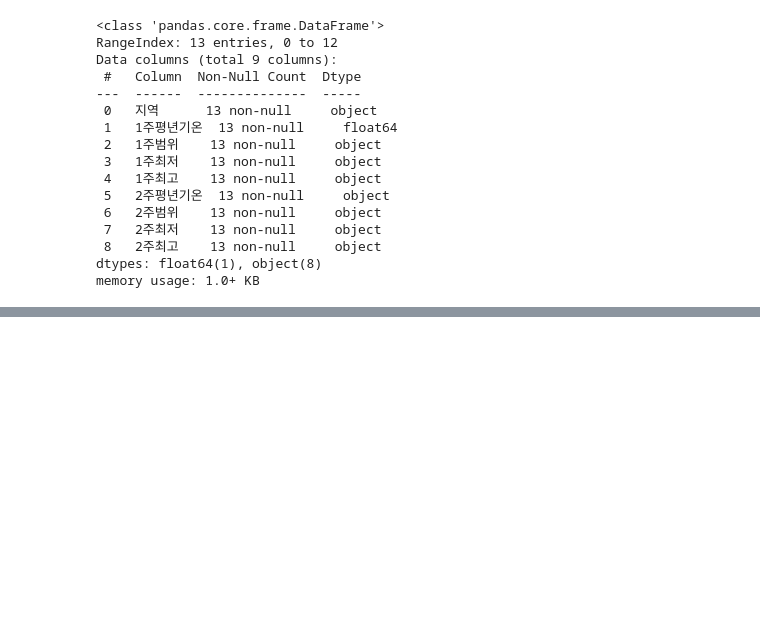
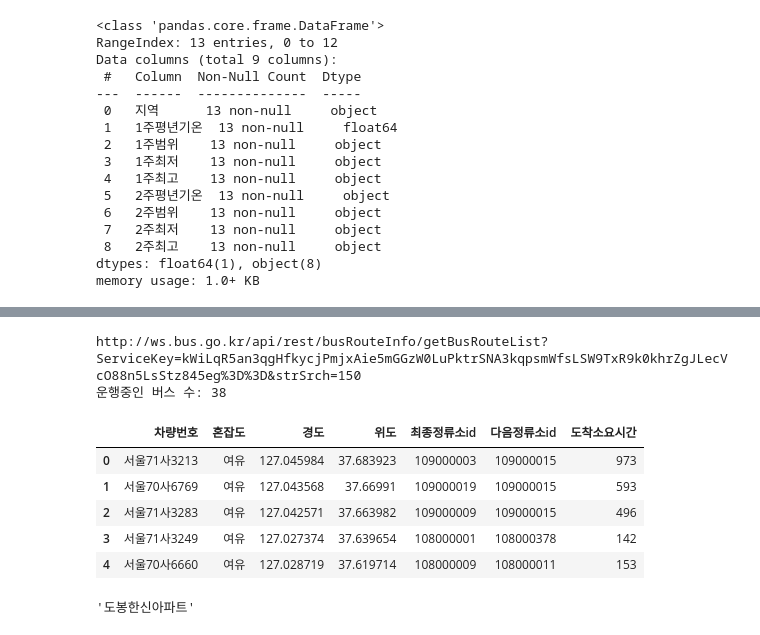
Before and after one commit to secretrelationship/ai_x, a Jupyter notebook: source/01_python/ch14_웹데이터수집1_정적_공공api.ipynb, the cells around one changed output, grey strips where cells are left out. Cells and saved outputs as stored; diff of their text form; code cells hidden in the pictures; blank space fills up the shorter version.

```diff
--- a/source/01_python/ch14_웹데이터수집1_정적_공공api.ipynb
+++ b/source/01_python/ch14_웹데이터수집1_정적_공공api.ipynb
@@ -1107,0 +1146,17 @@ memory usage: 1.0+ KB
+# %%
+import pandas as pd
+url2=f'http://ws.bus.go.kr/api/rest/busRouteInfo/getStaionByRoute?ServiceKey={key}&busRouteId={busRouteId }'
+print(url2)
+response = requests.get(url2)
+soup = BeautifulSoup(response.text,"xml")
+itemLists = soup.find_all('itemList')
+bus_station=[]
+for itemList in itemLists:
+    #정류장이름, 정류장id,경도,위도
+    stationNm = itemList.find('stationNm').text
+    station = itemList.find('station').text
+    gpsX = itemList.find('gpsX').text
+    gpsY = itemList.find('gpsY').text
+    bus_station.append([stationNm, station, gpsX, gpsY])
+df = pd.DataFrame(bus_station, columns=['정류소명','id','경도','위도'])
+df.head()
@@ -1107,0 +1173,47 @@ memory usage: 1.0+ KB
+# %%
+url3=f'http://ws.bus.go.kr/api/rest/buspos/getBusPosByRtid?ServiceKey={key}&busRouteId={busRouteId}'
+print(url)
+response=requests.get(url3)
+soup = BeautifulSoup(response.text,"xml")
+bus_position = []
+itemLists = soup.select('itemList')
+print('운행중인 버스 수:',len(itemLists))
+for itemList in soup.select('itemList'):
+    #차량번호 혼잡도 경도 위도 최종정류장 ID 다음정류장 ID 도착소요시간
+    plainNo = itemList.select_one('plainNo').text
+    # print(plainNo)
+    congetion = itemList.select_one('congetion').text
+    congetion = '여유' if congetion == '3' \
+            else "보통" if congetion=='4' \
+            else "혼잡" if congetion=='5' \
+            else '매우혼잡'
+    gpsX = itemList.select_one('gpsX').text
+    gpsY = itemList.select_one('gpsY').text
+    lastStnId = itemList.select_one('lastStnId').text
+    nextStId  = itemList.select_one('nextStId').text
+    nextStTm  = itemList.select_one('nextStTm').text
+    bus_position.append({
+        '차량번호':plainNo,
+        '혼잡도':congetion,
+        '경도':gpsX,
+        '위도':gpsY,
+        '최종정류소id':lastStnId,
+        '다음정류소id':nextStId,
+        '도착소요시간':nextStTm
+    })
+df_pos = pd.DataFrame(bus_position)
+df_pos.head()
+# %% [output]
+http://ws.bus.go.kr/api/rest/busRouteInfo/getBusRouteList?ServiceKey=kWiLqR5an3qgHfkycjPmjxAie5mGGzW0LuPktrSNA3kqpsmWfsLSW9TxR9k0khrZgJLecVcO88n5LsStz845eg%3D%3D&strSrch=150
+운행중인 버스 수: 38
+|  | 차량번호 | 혼잡도 | 경도 | 위도 | 최종정류소id | 다음정류소id | 도착소요시간 |
+| 0 | 서울71사3213 | 여유 | 127.045984 | 37.683923 | 109000003 | 109000015 | 973 |
+| 1 | 서울70사6769 | 여유 | 127.043568 | 37.66991 | 109000019 | 109000015 | 593 |
+| 2 | 서울71사3283 | 여유 | 127.042571 | 37.663982 | 109000009 | 109000015 | 496 |
+| 3 | 서울71사3249 | 여유 | 127.027374 | 37.639654 | 108000001 | 108000378 | 142 |
+| 4 | 서울70사6660 | 여유 | 127.028719 | 37.619714 | 108000009 | 108000011 | 153 |
+# %%
+# id가 107000079인 정류소명
+df.loc[df['id'] == '109000003', '정류소명'].iloc[0]
+# %% [output]
+'도봉한신아파트'
```
Also changed, not shown: parts of 11 cells of this notebook, 5 other files.
